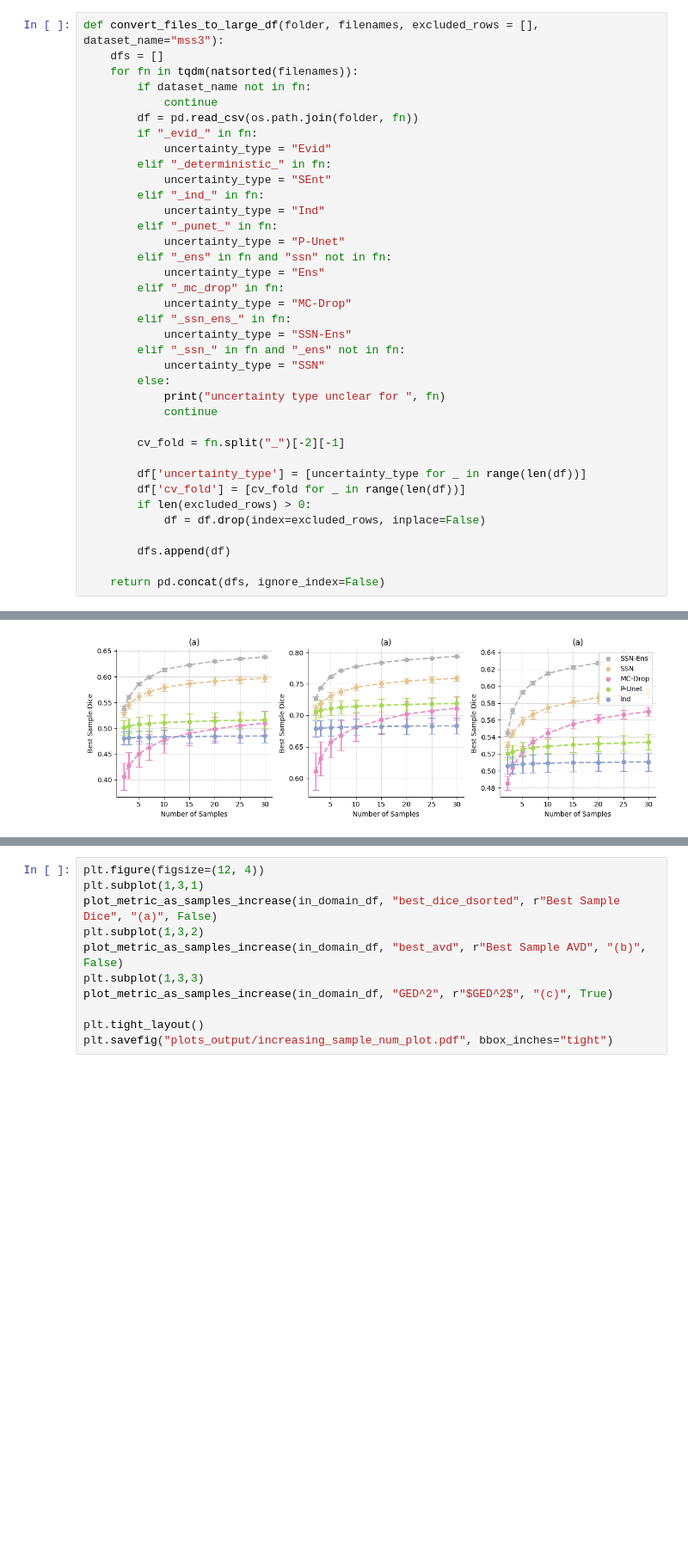
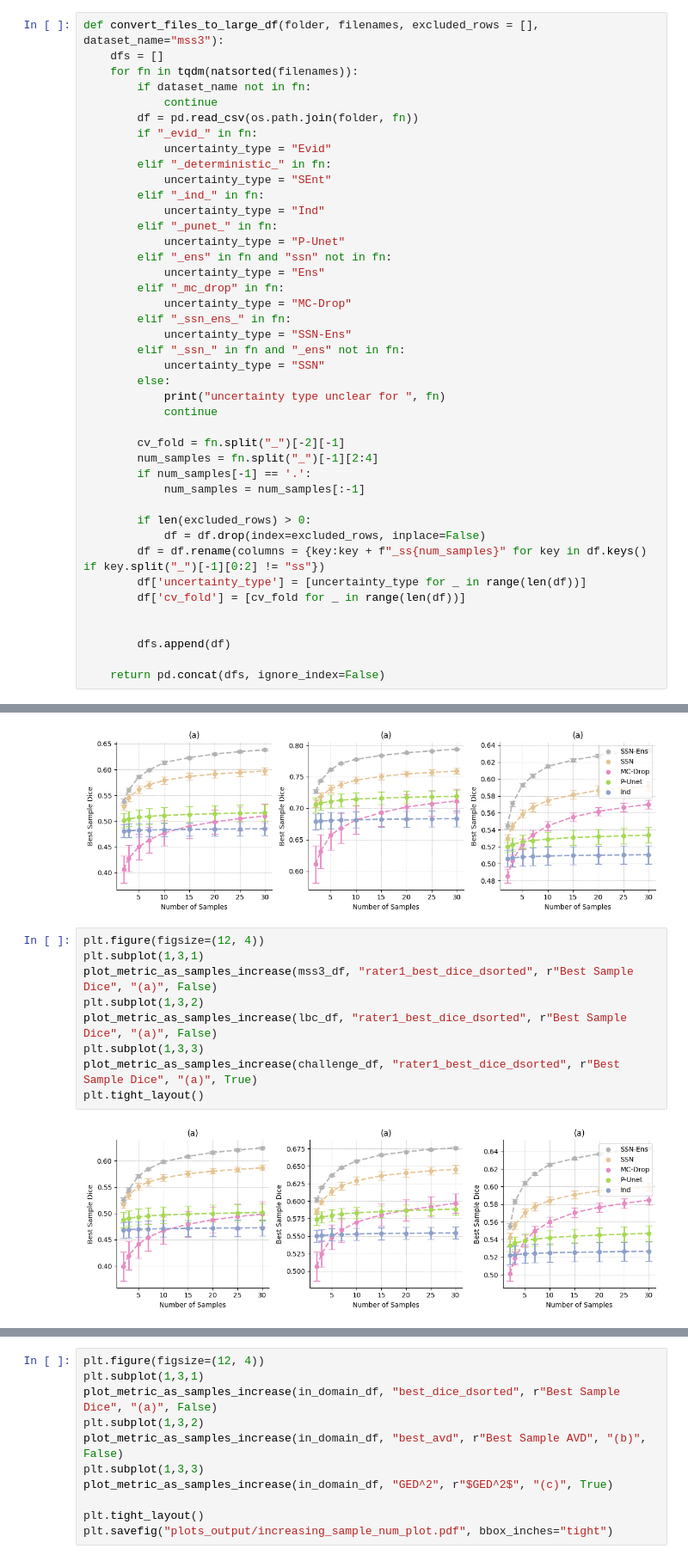
Before and after one commit to BenjaminPhi5/WMH_UQ_assessment, a Jupyter notebook: trustworthai/journal_run/interrater_experiments/visualize interrater results.ipynb, the cells around one changed output, grey strips where cells are left out. Shown at 86% size. Saved outputs shown, nothing was run; the diff lists cells and outputs as text; blank space fills up the shorter version.

Commit message:
produced initial plots for interrater ged, sample dice, sample avd that look good. Nice

```diff
--- a/trustworthai/journal_run/interrater_experiments/visualize interrater results.ipynb
+++ b/trustworthai/journal_run/interrater_experiments/visualize interrater results.ipynb
@@ -60,11 +60,16 @@ def convert_files_to_large_df(folder, filenames, excluded_rows = [], dataset_nam
             continue
 
         cv_fold = fn.split("_")[-2][-1]
+        num_samples = fn.split("_")[-1][2:4]
+        if num_samples[-1] == '.':
+            num_samples = num_samples[:-1]
 
+        if len(excluded_rows) > 0:
+            df = df.drop(index=excluded_rows, inplace=False)
+        df = df.rename(columns = {key:key + f"_ss{num_samples}" for key in df.keys() if key.split("_")[-1][0:2] != "ss"})
         df['uncertainty_type'] = [uncertainty_type for _ in range(len(df))]
         df['cv_fold'] = [cv_fold for _ in range(len(df))]
-        if len(excluded_rows) > 0:
-            df = df.drop(index=excluded_rows, inplace=False)
+
 
         dfs.append(df)
 
@@ -185,3 +192,14 @@ plot_metric_as_samples_increase(challenge_df, "rater0_best_dice_dsorted", r"Best
 plt.tight_layout()
 # %% [output]
 [figure]
+# %%
+plt.figure(figsize=(12, 4))
+plt.subplot(1,3,1)
+plot_metric_as_samples_increase(mss3_df, "rater1_best_dice_dsorted", r"Best Sample Dice", "(a)", False)
+plt.subplot(1,3,2)
+plot_metric_as_samples_increase(lbc_df, "rater1_best_dice_dsorted", r"Best Sample Dice", "(a)", False)
+plt.subplot(1,3,3)
+plot_metric_as_samples_increase(challenge_df, "rater1_best_dice_dsorted", r"Best Sample Dice", "(a)", True)
+plt.tight_layout()
+# %% [output]
+[figure, added]
```
Also changed, not shown: parts of 4 cells of this notebook.
